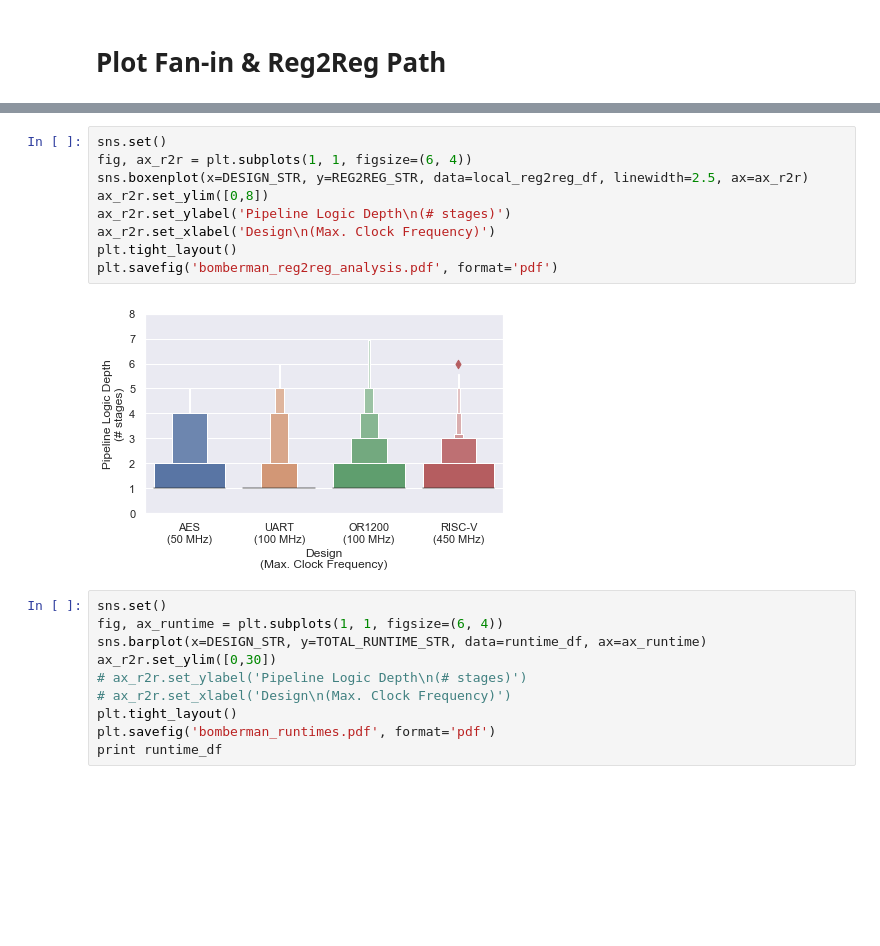
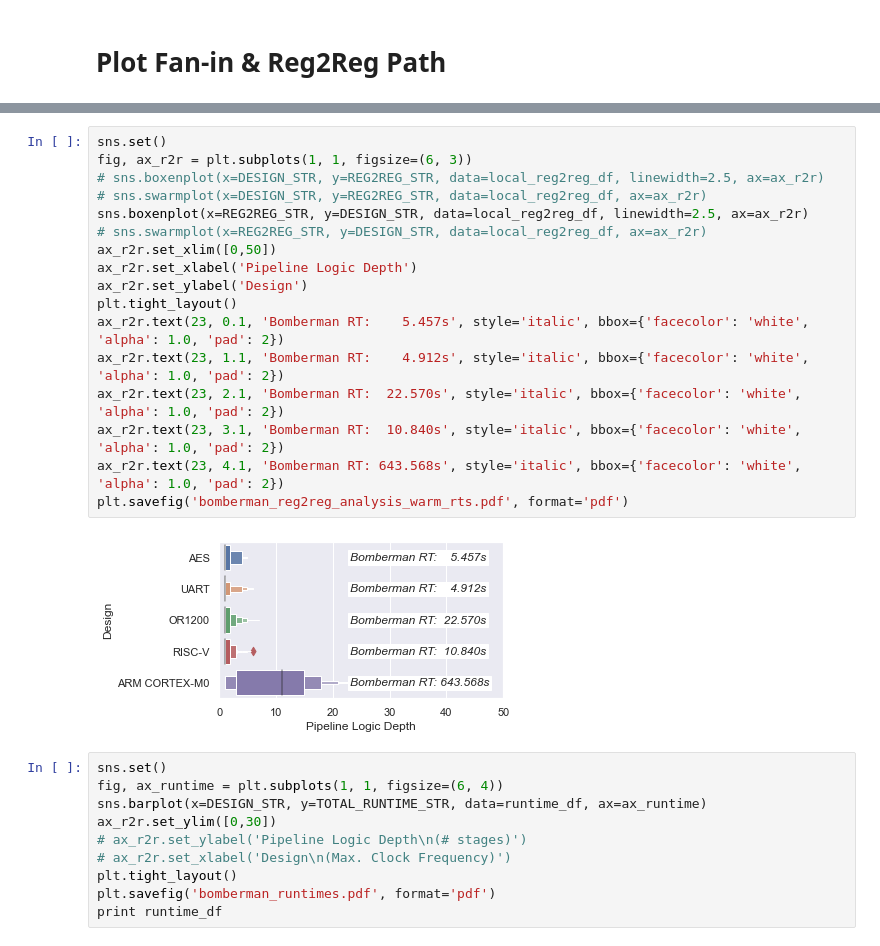
Before and after one commit to timothytrippel/bomberman, a Jupyter notebook: circuits/plots/exp_004_complexity_analysis.ipynb, the cells around one changed output, grey strips where cells are left out. Cells and saved outputs as stored; diff of their text form; blank space fills up the shorter version.

```diff
--- a/circuits/plots/exp_004_complexity_analysis.ipynb
+++ b/circuits/plots/exp_004_complexity_analysis.ipynb
@@ -370,14 +393,22 @@ plt.savefig('bomberman_complexity_analysis.pdf', format='pdf')
-# %%
-sns.set()
-fig, ax_r2r = plt.subplots(1, 1, figsize=(6, 4))
-sns.boxenplot(x=DESIGN_STR, y=REG2REG_STR, data=local_reg2reg_df, linewidth=2.5, ax=ax_r2r)
-ax_r2r.set_ylim([0,8])
-ax_r2r.set_ylabel('Pipeline Logic Depth\n(# stages)')
-ax_r2r.set_xlabel('Design\n(Max. Clock Frequency)')
-plt.tight_layout()
-plt.savefig('bomberman_reg2reg_analysis.pdf', format='pdf')
-# %% [output]
-[figure, removed]
+# %%
+sns.set()
+fig, ax_r2r = plt.subplots(1, 1, figsize=(6, 3))
+# sns.boxenplot(x=DESIGN_STR, y=REG2REG_STR, data=local_reg2reg_df, linewidth=2.5, ax=ax_r2r)
+# sns.swarmplot(x=DESIGN_STR, y=REG2REG_STR, data=local_reg2reg_df, ax=ax_r2r)
+sns.boxenplot(x=REG2REG_STR, y=DESIGN_STR, data=local_reg2reg_df, linewidth=2.5, ax=ax_r2r)
+# sns.swarmplot(x=REG2REG_STR, y=DESIGN_STR, data=local_reg2reg_df, ax=ax_r2r)
+ax_r2r.set_xlim([0,50])
+ax_r2r.set_xlabel('Pipeline Logic Depth')
+ax_r2r.set_ylabel('Design')
+plt.tight_layout()
+ax_r2r.text(23, 0.1, 'Bomberman RT:    5.457s', style='italic', bbox={'facecolor': 'white', 'alpha': 1.0, 'pad': 2})
+ax_r2r.text(23, 1.1, 'Bomberman RT:    4.912s', style='italic', bbox={'facecolor': 'white', 'alpha': 1.0, 'pad': 2})
+ax_r2r.text(23, 2.1, 'Bomberman RT:  22.570s', style='italic', bbox={'facecolor': 'white', 'alpha': 1.0, 'pad': 2})
+ax_r2r.text(23, 3.1, 'Bomberman RT:  10.840s', style='italic', bbox={'facecolor': 'white', 'alpha': 1.0, 'pad': 2})
+ax_r2r.text(23, 4.1, 'Bomberman RT: 643.568s', style='italic', bbox={'facecolor': 'white', 'alpha': 1.0, 'pad': 2})
+plt.savefig('bomberman_reg2reg_analysis_warm_rts.pdf', format='pdf')
+# %% [output]
+[figure, added]
 # %%
 sns.set()
 fig, ax_runtime = plt.subplots(1, 1, figsize=(6, 4))
```
Also changed, not shown: parts of 5 cells of this notebook, 2 other files.
